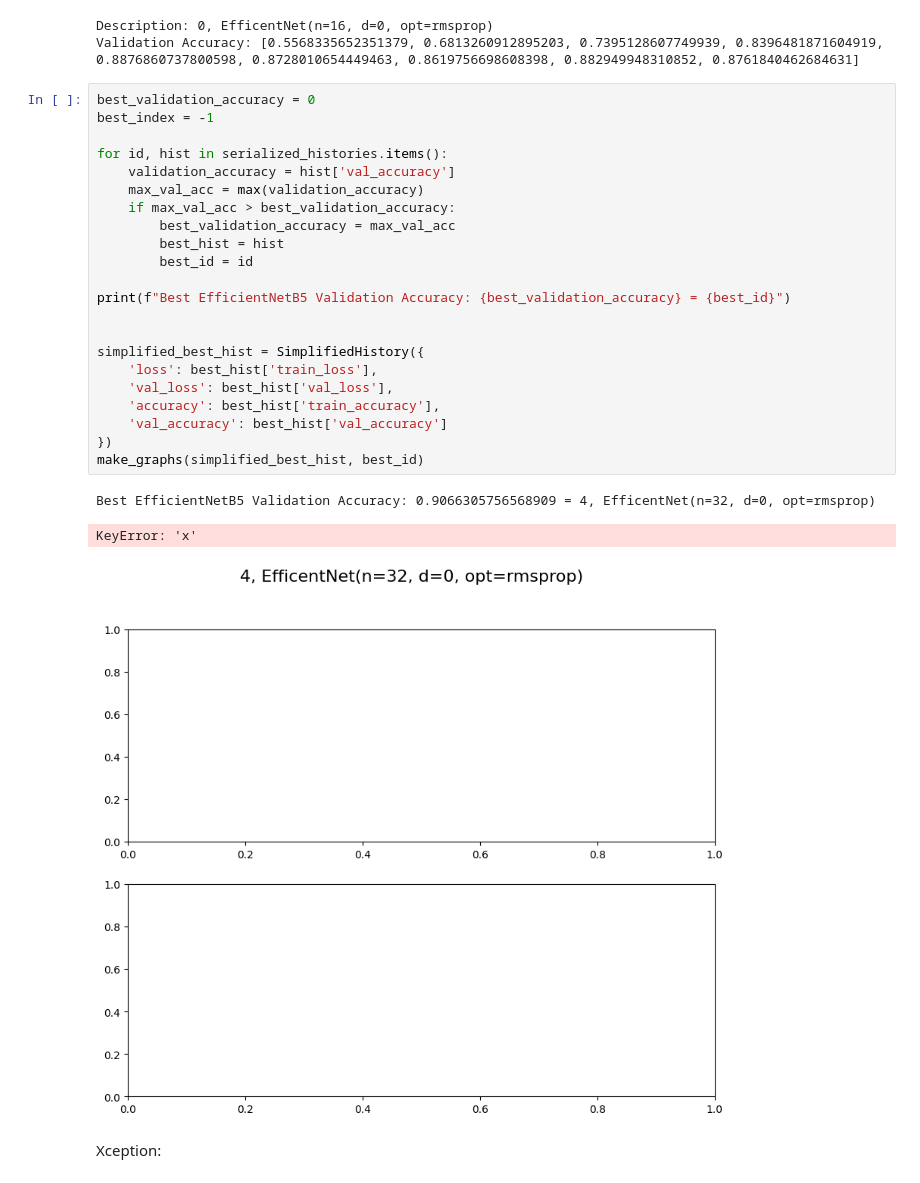
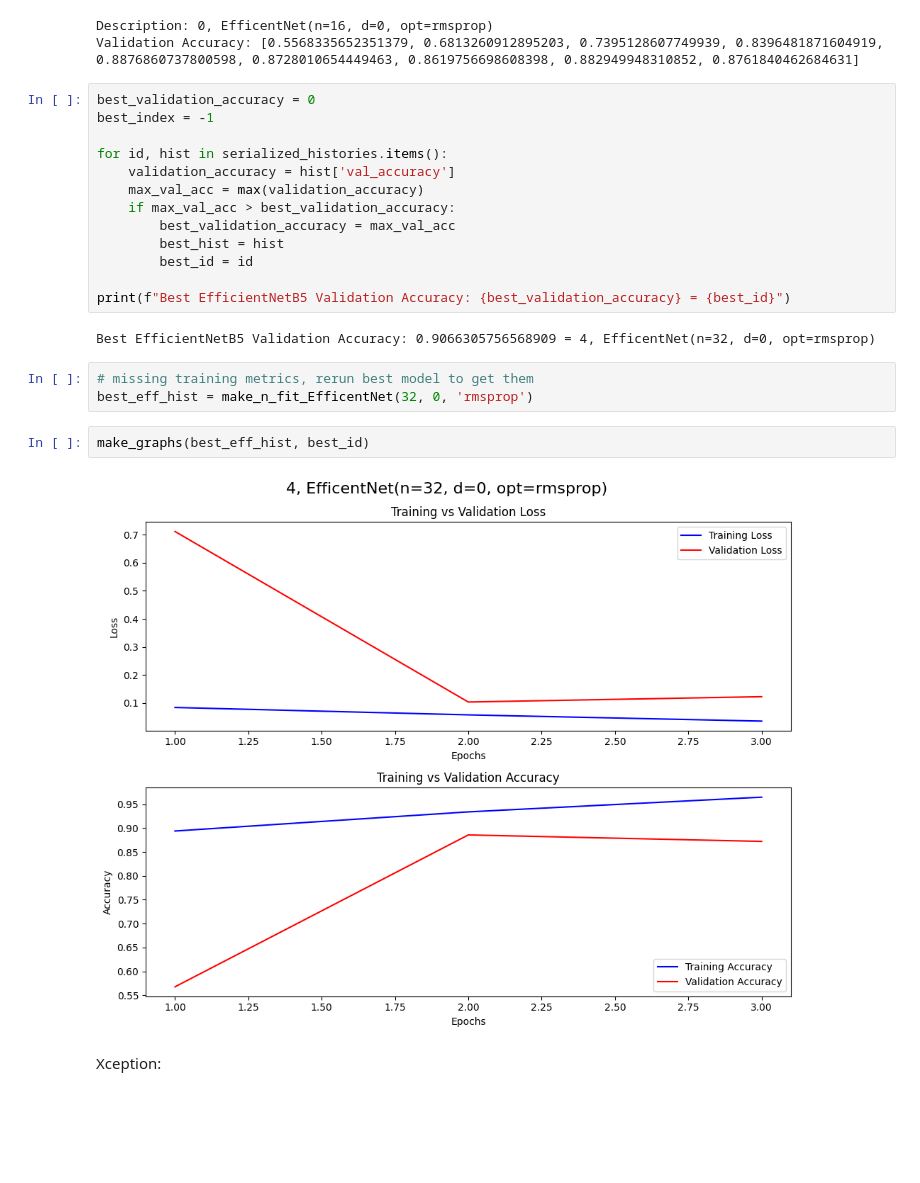
Before and after one commit to evanhollier/4531_Final, a Jupyter notebook: baselines.ipynb, the cells around one changed output. Drawn from its saved outputs; the diff is of its cells as text; blank space fills up the shorter version.

Commit message:
add training metrics to best effnet

```diff
--- a/baselines.ipynb
+++ b/baselines.ipynb
@@ -421,19 +421,15 @@ for id, hist in serialized_histories.items():
         best_id = id
 
 print(f"Best EfficientNetB5 Validation Accuracy: {best_validation_accuracy} = {best_id}")
-
-
-simplified_best_hist = SimplifiedHistory({
-    'loss': best_hist['train_loss'],
-    'val_loss': best_hist['val_loss'],
-    'accuracy': best_hist['train_accuracy'],
-    'val_accuracy': best_hist['val_accuracy']
-})
-make_graphs(simplified_best_hist, best_id)
 # %% [output]
 Best EfficientNetB5 Validation Accuracy: 0.9066305756568909 = 4, EfficentNet(n=32, d=0, opt=rmsprop)
-KeyError: 'x'
-[figure, removed]
+# %%
+# missing training metrics, rerun best model to get them
+best_eff_hist = make_n_fit_EfficentNet(32, 0, 'rmsprop')
+# %%
+make_graphs(best_eff_hist, best_id)
+# %% [output]
+[figure, added]
 # %% [markdown]
 Xception:
 # %%
```
Also changed, not shown: parts of 7 cells of this notebook.
